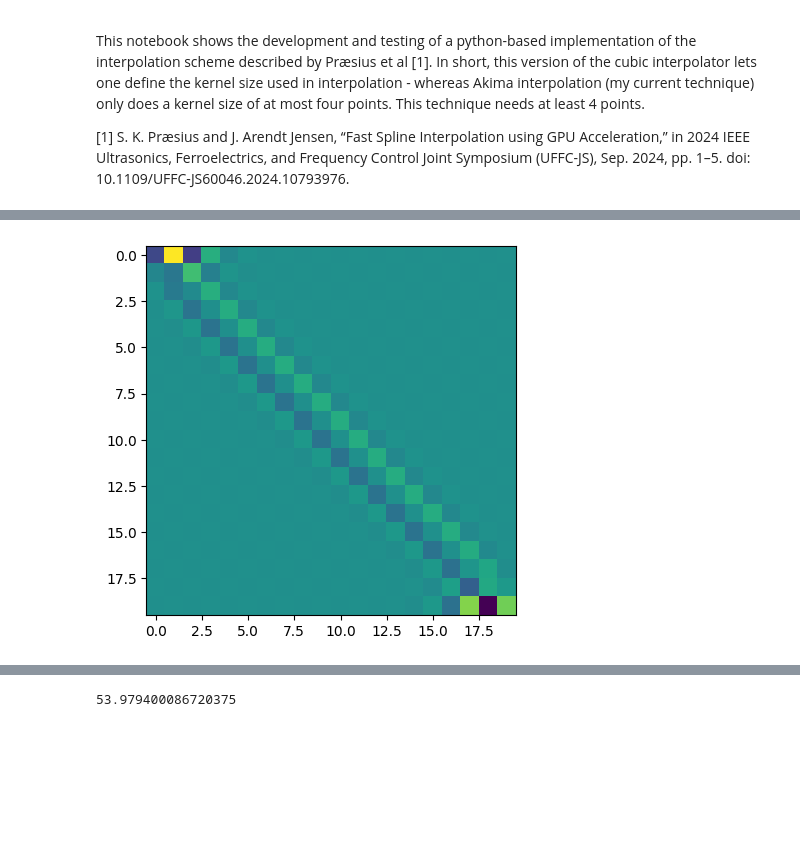
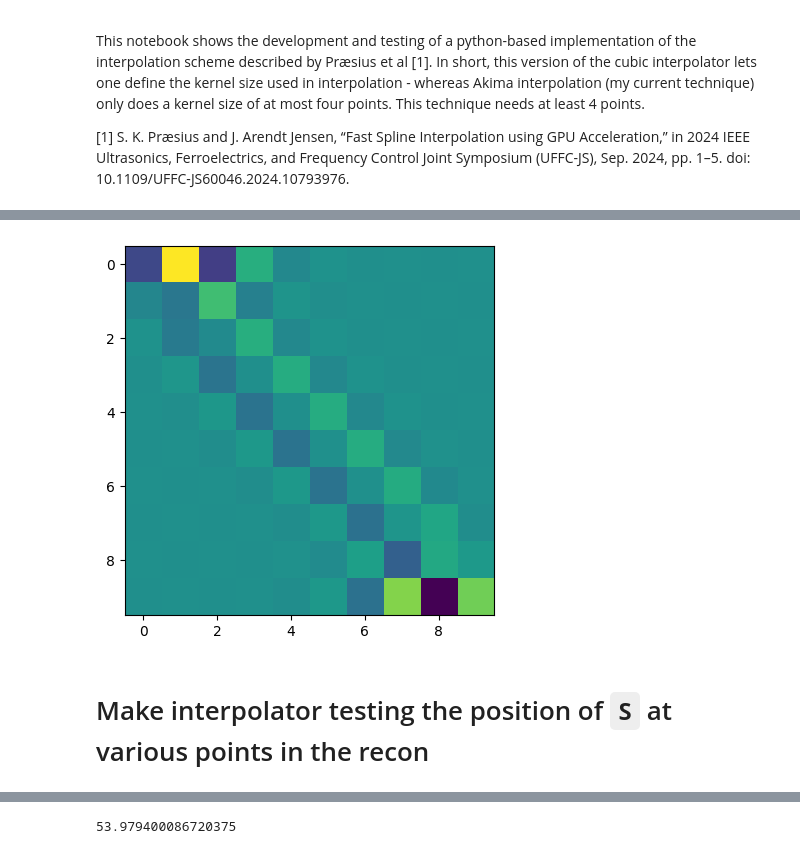
Before and after one commit to wewightman/pycbf, a Jupyter notebook: examples/develop_jensen_interpolator.ipynb, the cells around one changed output, grey strips where cells are left out. Cells and saved outputs as stored; diff of their text form; code cells hidden in the pictures; blank space fills up the shorter version.

Commit message:
Cleaned up example code for the 'jensen' interpolator.... I should use a different name/find out what the actual name of the technique is.

```diff
--- a/examples/develop_jensen_interpolator.ipynb
+++ b/examples/develop_jensen_interpolator.ipynb
@@ -41,38 +57,40 @@ plt.show()
 # %%
-k = 20
+k = 10
 
 def make_S_by_k(k:int):
     # make C matrix
     c_00 = np.ones(k)
     c_00[1:-1] = 4
     c_p1 = np.ones(k-1)
     c_p1[0] = 2
     c_n1 = np.flip(c_p1)
 
     C  = np.diag(c_00, k= 0)
     C += np.diag(c_p1, k= 1)
     C += np.diag(c_n1, k=-1)
 
     # make P matrix
     p_p1 = 3*np.ones(k-1)
     p_p1[0] = 2
     p_n1 = -np.flip(p_p1)
 
     P  = np.diag(p_p1, k= 1)
     P += np.diag(p_n1, k=-1)
     P[0,0] = -2.5
     P[-1,-1] = 2.5
     P[0,2] = 0.5
     P[-1,-3] = -0.5
 
     return np.linalg.inv(C) @ P
 
 S = make_S_by_k(k)
 plt.figure()
 plt.imshow(S)
 plt.show()
 # %% [output]
-[figure, old version]
+[figure, new version]
+# %% [markdown]
+# Make interpolator testing the position of `S` at various points in the recon
 # %%
 def interp_by_S(x0, dx, nx, yin, xout, S, k, fill=0):
 
```
Also changed, not shown: parts of 8 cells of this notebook.
